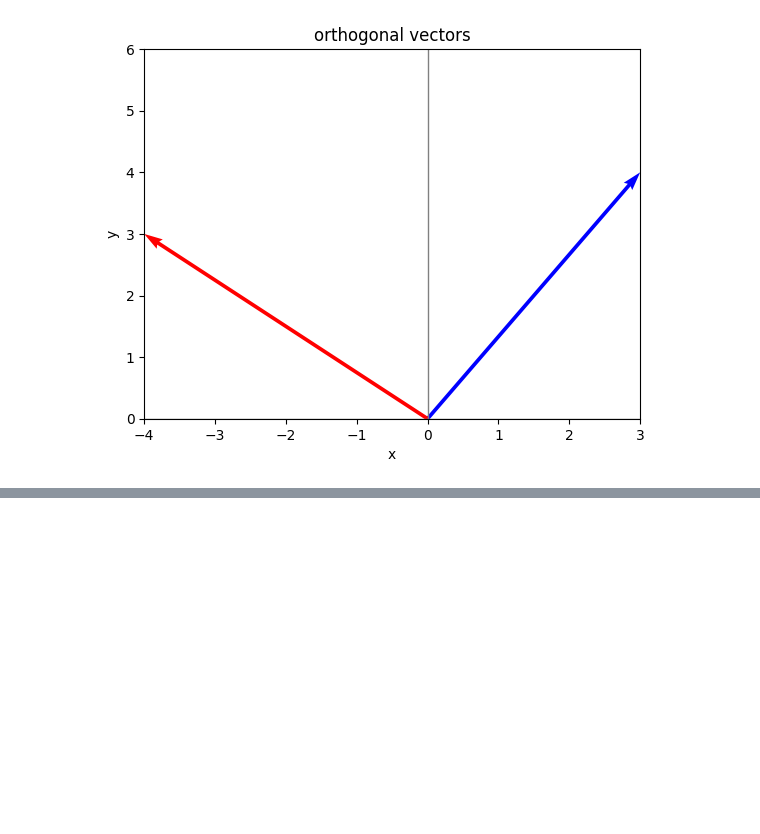
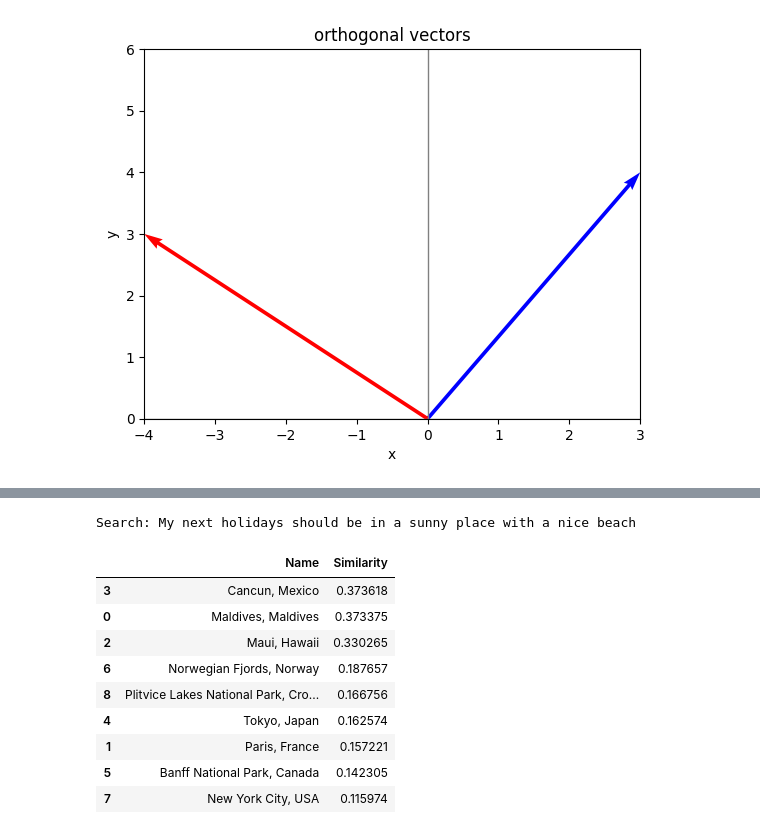
Before and after one commit to akornfellner/GAA_Embeddings, a Jupyter notebook: Embedding.ipynb, the cells around one changed output, grey strips where cells are left out. Saved outputs shown, nothing was run; the diff lists cells and outputs as text; code cells hidden in the pictures; blank space fills up the shorter version.

```diff
--- a/Embedding.ipynb
+++ b/Embedding.ipynb
@@ -151,0 +126,3 @@ pd.DataFrame(data).sort_values("Similarity", ascending=False)
+# %%
+words = ["dog", "cat", "animal", "house", "building", "castle", "ship", "boat"]
+embeddings = [get_embedding_vec(word) for word in words]
@@ -151,0 +191,54 @@ pd.DataFrame(data).sort_values("Similarity", ascending=False)
+# %%
+descriptions = [
+    "Maldives, Maldives: A tropical paradise with pristine beaches. Activities: Snorkeling, Scuba diving, Relaxing on the beach.",
+    "Paris, France: The City of Love, famous for its iconic landmarks and art. Activities: Eiffel Tower visit, Louvre Museum, Seine River cruise.",
+    "Maui, Hawaii: A beautiful island with stunning beaches and lush landscapes. Activities: Surfing, Hiking, Whale watching.",
+    "Cancun, Mexico: A popular beach destination with crystal-clear waters. Activities: Swimming, Snorkeling, Exploring Mayan ruins.",
+    "Tokyo, Japan: A vibrant metropolis with a mix of modern and traditional attractions. Activities: Shibuya crossing, Tokyo Disneyland, Tsukiji Fish Market.",
+    "Banff National Park, Canada: A breathtaking national park with stunning mountain scenery. Activities: Hiking, Wildlife spotting, Canoeing.",
+    "Norwegian Fjords, Norway: A picturesque region with majestic fjords and waterfalls. Activities: Fjord cruises, Hiking, Kayaking.",
+    "New York City, USA: The Big Apple, known for its skyscrapers, museums, and diverse culture. Activities: Times Square, Central Park, Statue of Liberty visit.",
+    "Plitvice Lakes National Park, Croatia: A natural wonderland with cascading lakes and waterfalls. Activities: Walking trails, Boat rides, Wildlife watching.",
+]
+
+destinations = []
+
+for description in descriptions:
+    parts = description.split(": ")
+    destinations.append(
+        {
+            "Name": parts[0],
+            "Description": parts[1],
+            "Embedding": get_embedding_vec(parts[1]),
+        }
+    )
+# %%
+search_values = [
+    "My next holidays should be in a sunny place with a nice beach",
+    "I want to see beautiful nature",
+    "In the next summer I would like to visit a famous city with a lot of culture",
+]
+
+number = 0  # 0, 1, 2
+
+search_embedding = get_embedding_vec(search_values[number])
+
+data = {"Name": [], "Similarity": []}
+for destination in destinations:
+    similarity = np.dot(search_embedding, destination["Embedding"])
+    data["Name"].append(destination["Name"])
+    data["Similarity"].append(similarity)
+print(f"Search: {search_values[number]}")
+pd.DataFrame(data).sort_values("Similarity", ascending=False)
+# %% [output]
+Search: My next holidays should be in a sunny place with a nice beach
+|  | Name | Similarity |
+| 3 | Cancun, Mexico | 0.373618 |
+| 0 | Maldives, Maldives | 0.373375 |
+| 2 | Maui, Hawaii | 0.330265 |
+| 6 | Norwegian Fjords, Norway | 0.187657 |
+| 8 | Plitvice Lakes National Park, Cro... | 0.166756 |
+| 4 | Tokyo, Japan | 0.162574 |
+| 1 | Paris, France | 0.157221 |
+| 5 | Banff National Park, Canada | 0.142305 |
+| 7 | New York City, USA | 0.115974 |
```
Also changed, not shown: parts of 18 cells of this notebook, 3 other files.
